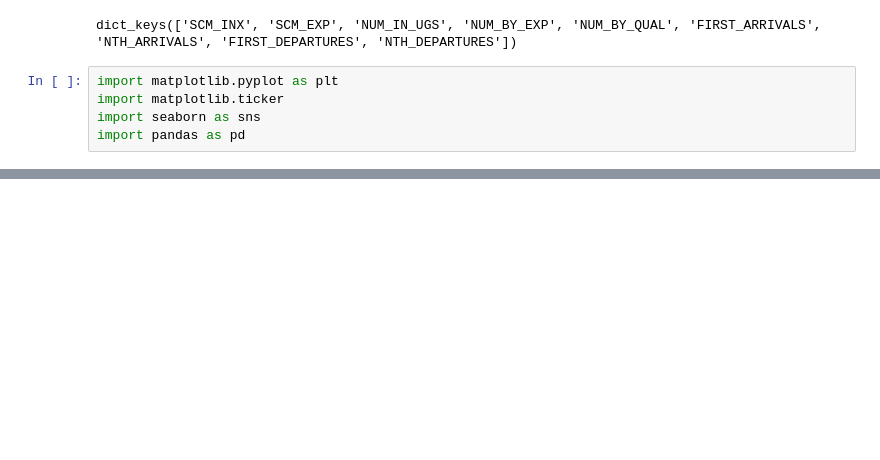
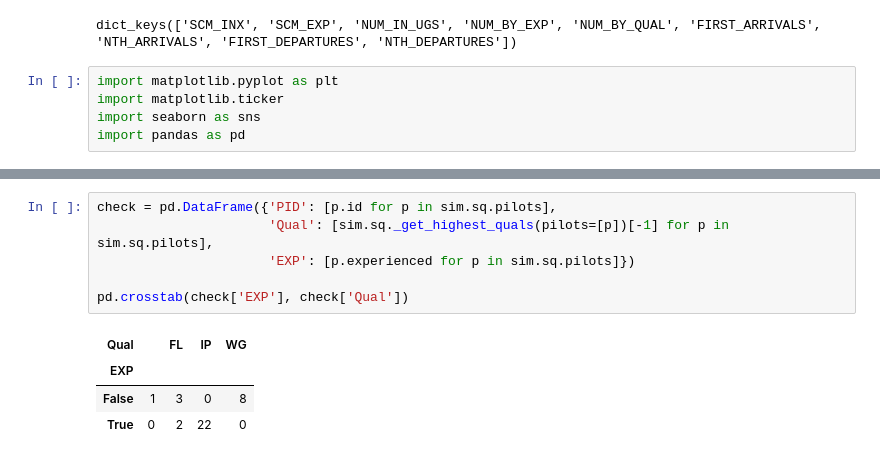
Before and after one commit to ialara/actf, a Jupyter notebook: absorption_e2e_prototype.ipynb, the cells around one changed output, grey strips where cells are left out. Saved outputs shown, nothing was run; the diff lists cells and outputs as text; blank space fills up the shorter version.

```diff
--- a/absorption_e2e_prototype.ipynb
+++ b/absorption_e2e_prototype.ipynb
@@ -718,0 +658,11 @@ foo.loc[::-1, 'No qual_pct':].plot(kind='barh', stacked=True)
+# %%
+check = pd.DataFrame({'PID': [p.id for p in sim.sq.pilots],
+                      'Qual': [sim.sq._get_highest_quals(pilots=[p])[-1] for p in sim.sq.pilots],
+                      'EXP': [p.experienced for p in sim.sq.pilots]})
+
+pd.crosstab(check['EXP'], check['Qual'])
+# %% [output]
+| Qual |  | FL | IP | WG |
+| EXP |  |  |  |  |
+| False | 1 | 3 | 0 | 8 |
+| True | 0 | 2 | 22 | 0 |
```
Also changed, not shown: parts of 13 cells of this notebook.
